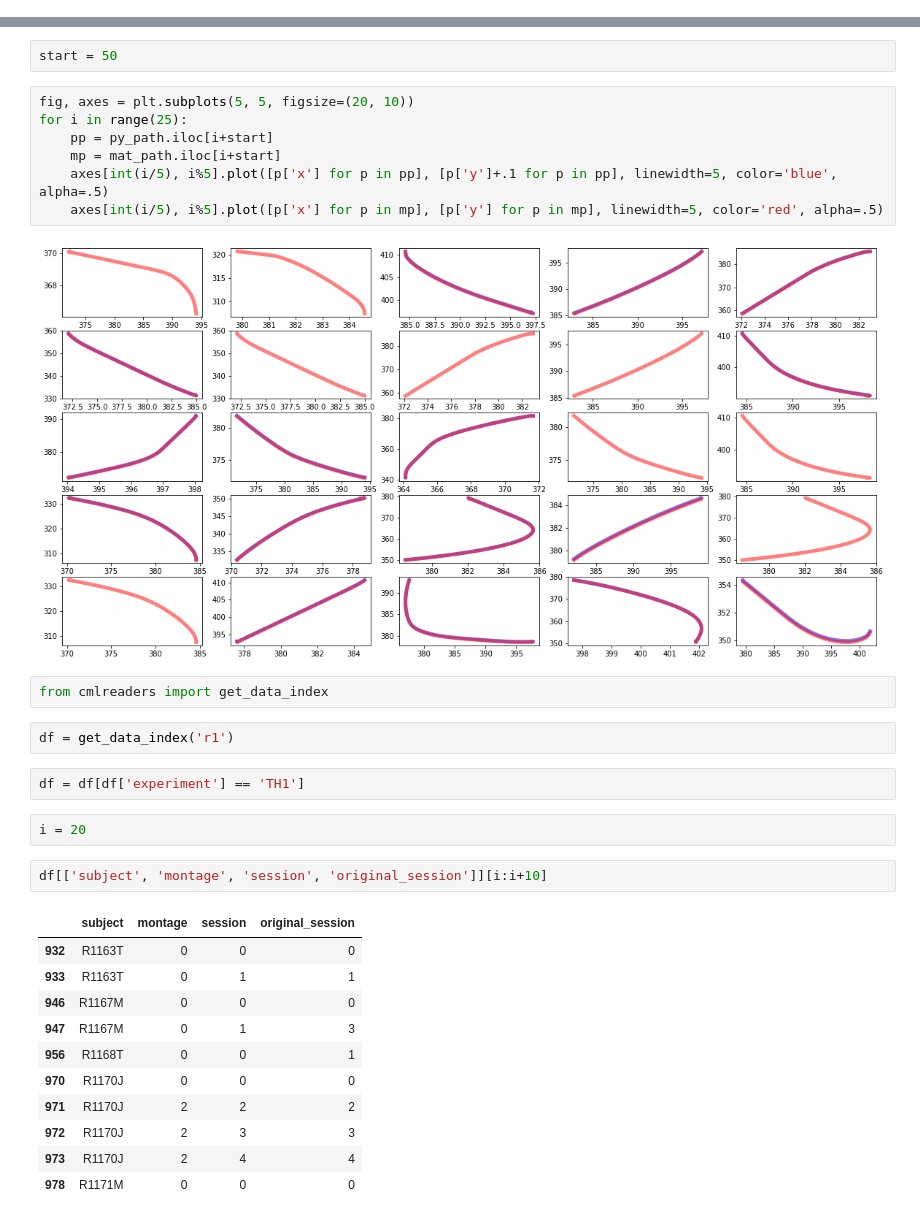
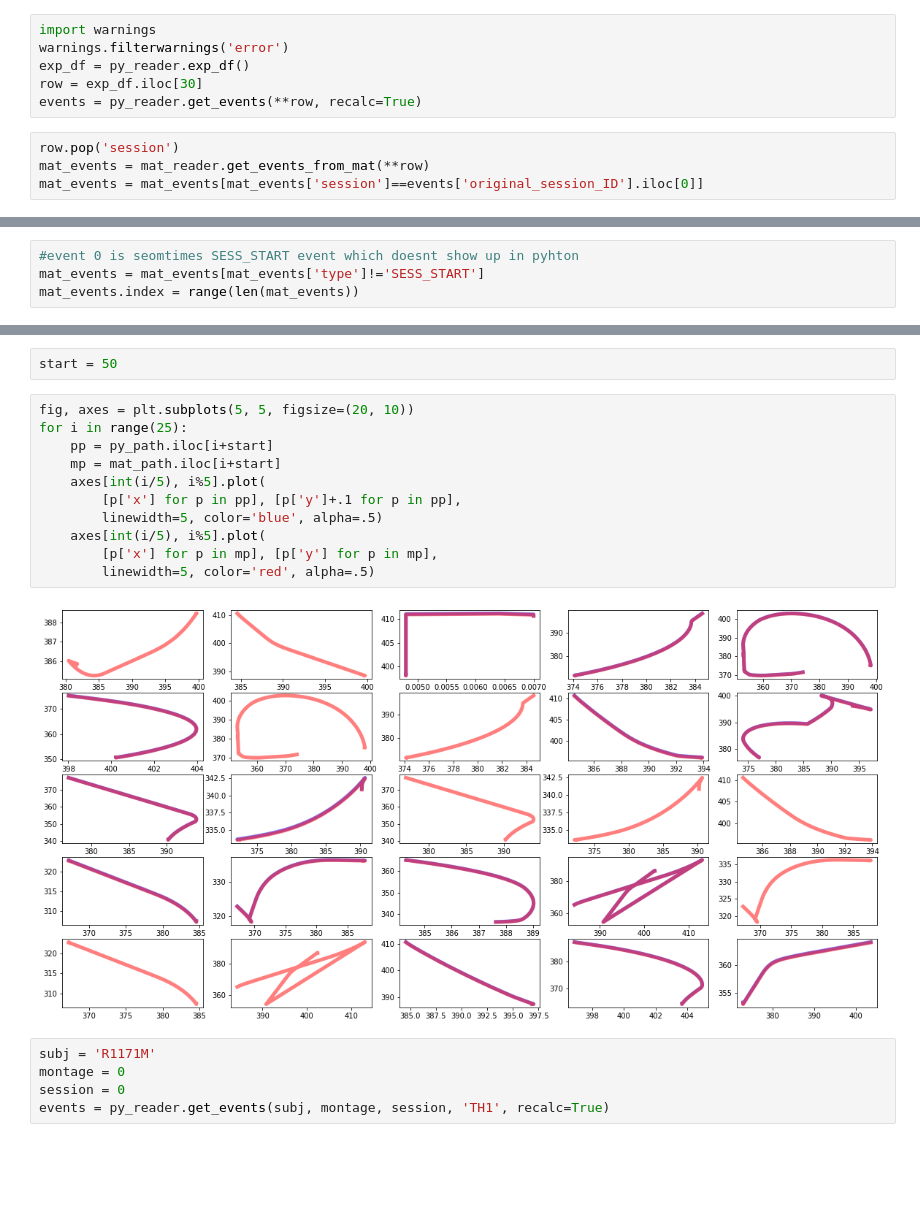
Before and after one commit to shaigoldman/TH_Event_Reader, a Jupyter notebook: EventsTester.ipynb, the cells around one changed output, grey strips where cells are left out. Drawn from its saved outputs; the diff is of its cells as text; blank space fills up the shorter version.

```diff
--- a/EventsTester.ipynb
+++ b/EventsTester.ipynb
@@ -16,0 +8,10 @@ See the caveats in the documentation: https://pandas.pydata.org/pandas-docs/stab
+# %%
+import warnings
+warnings.filterwarnings('error')
+exp_df = py_reader.exp_df()
+row = exp_df.iloc[30]
+events = py_reader.get_events(**row, recalc=True)
+# %%
+row.pop('session')
+mat_events = mat_reader.get_events_from_mat(**row)
+mat_events = mat_events[mat_events['session']==events['original_session_ID'].iloc[0]]
@@ -49,3 +55,7 @@ mat_events[['mstime', 'pathInfo', 'session']]
+# %%
+#event 0 is seomtimes SESS_START event which doesnt show up in pyhton
+mat_events = mat_events[mat_events['type']!='SESS_START']
+mat_events.index = range(len(mat_events))
 # %%
 py_path = events['pathInfo']
 mat_path = mat_events['pathInfo']
@@ -54,31 +64,18 @@ start = 50
 # %%
 fig, axes = plt.subplots(5, 5, figsize=(20, 10))
 for i in range(25):
     pp = py_path.iloc[i+start]
     mp = mat_path.iloc[i+start]
-    axes[int(i/5), i%5].plot([p['x'] for p in pp], [p['y']+.1 for p in pp], linewidth=5, color='blue', alpha=.5)
-    axes[int(i/5), i%5].plot([p['x'] for p in mp], [p['y'] for p in mp], linewidth=5, color='red', alpha=.5)
+    axes[int(i/5), i%5].plot(
+        [p['x'] for p in pp], [p['y']+.1 for p in pp],
+        linewidth=5, color='blue', alpha=.5)
+    axes[int(i/5), i%5].plot(
+        [p['x'] for p in mp], [p['y'] for p in mp],
+        linewidth=5, color='red', alpha=.5)
 # %% [output]
-[figure, old version]
+[figure, new version]
-# %%
-from cmlreaders import get_data_index
-# %%
-df = get_data_index('r1')
-# %%
-df = df[df['experiment'] == 'TH1']
-# %%
-i = 20
-# %%
-df[['subject', 'montage', 'session', 'original_session']][i:i+10]
-# %% [output]
-|  | subject | montage | session | original_session |
-| 932 | R1163T | 0 | 0 | 0 |
-| 933 | R1163T | 0 | 1 | 1 |
-| 946 | R1167M | 0 | 0 | 0 |
-| 947 | R1167M | 0 | 1 | 3 |
-| 956 | R1168T | 0 | 0 | 1 |
-| 970 | R1170J | 0 | 0 | 0 |
-| 971 | R1170J | 2 | 2 | 2 |
-| 972 | R1170J | 2 | 3 | 3 |
-| 973 | R1170J | 2 | 4 | 4 |
-| 978 | R1171M | 0 | 0 | 0 |
+# %%
+subj = 'R1171M'
+montage = 0
+session = 0
+events = py_reader.get_events(subj, montage, session, 'TH1', recalc=True)
```
Also changed, not shown: parts of 6 cells of this notebook, 1 other file.
